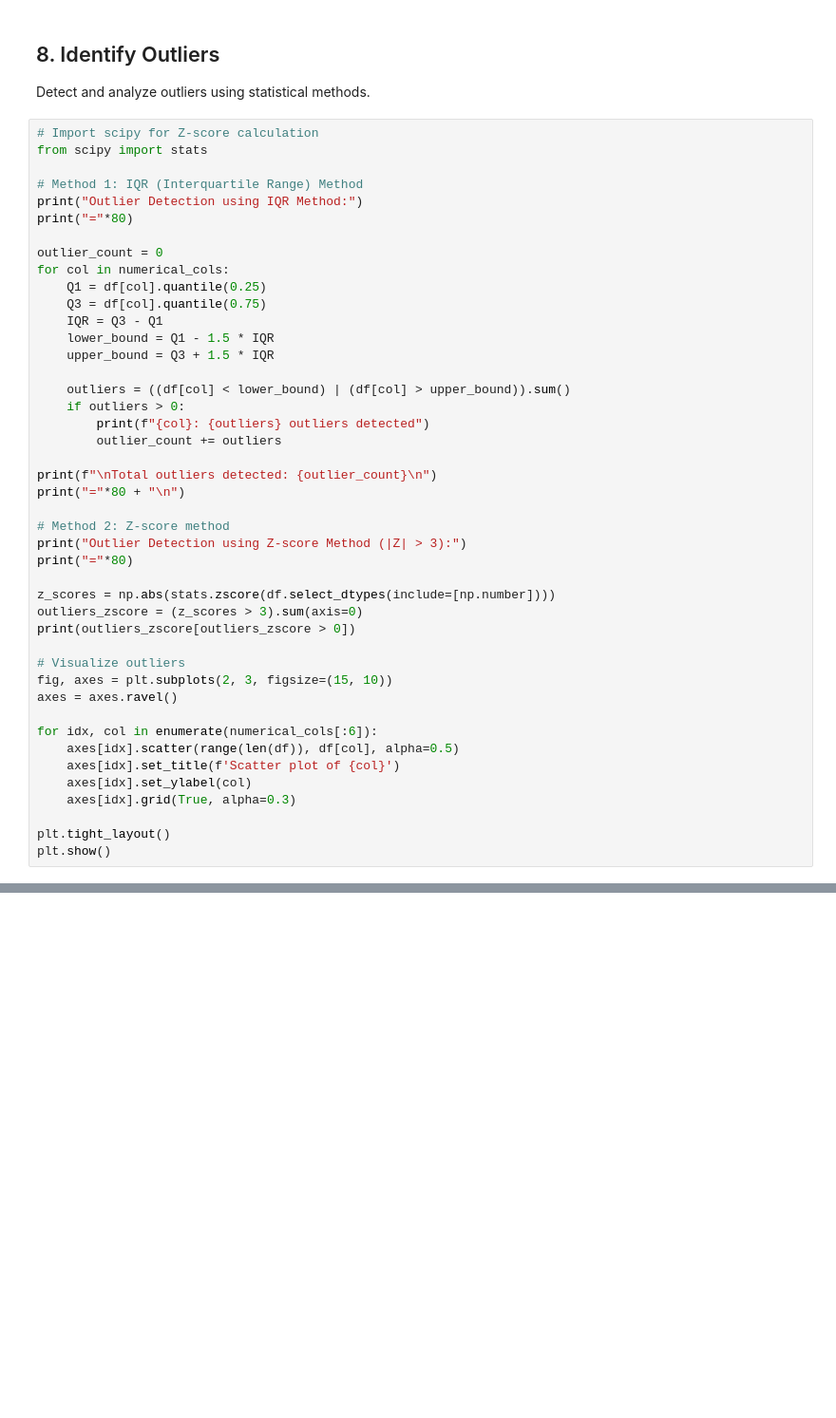
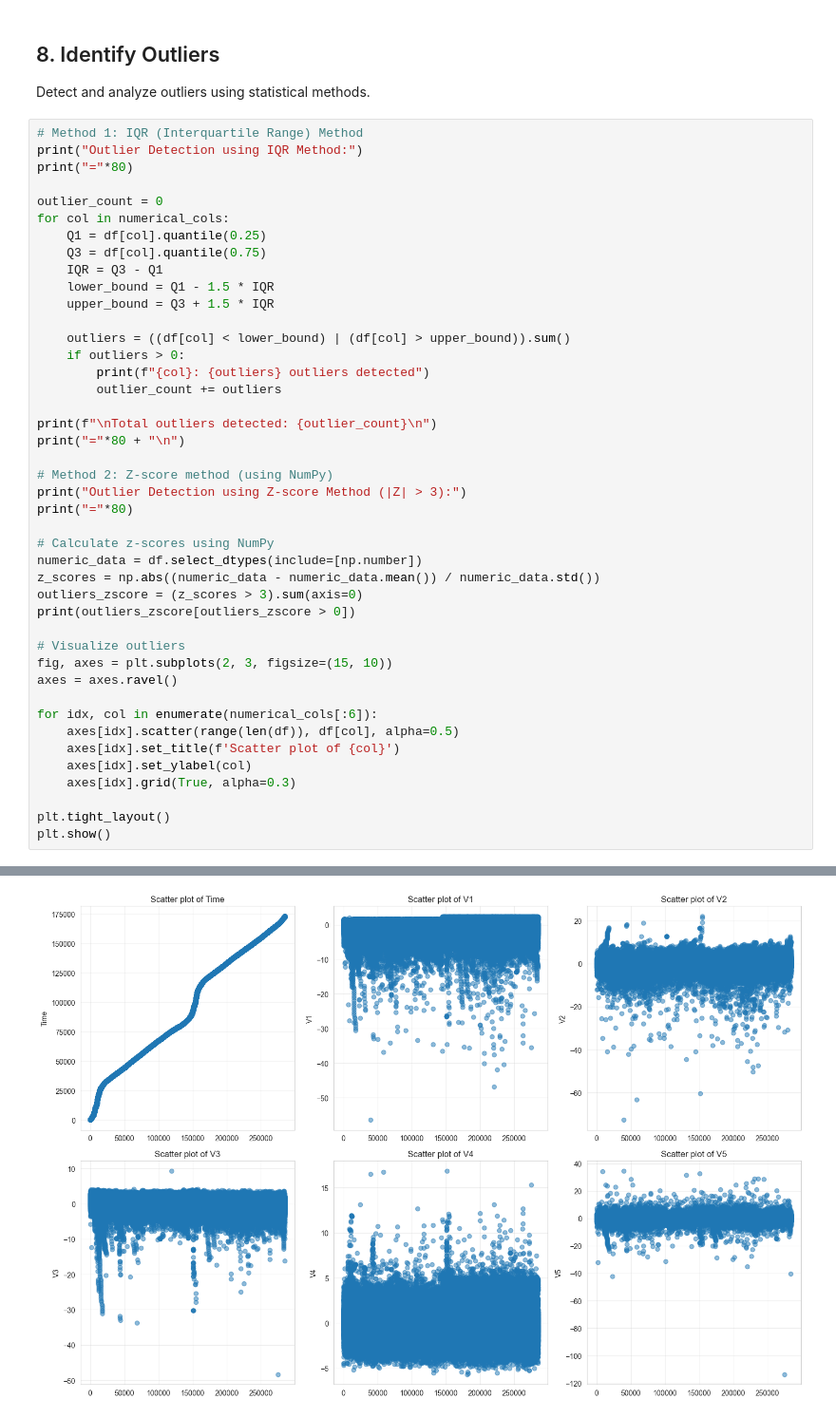
Before and after one commit to mattledevs/credit-card-fraud-detection, a Jupyter notebook: data_exploration.ipynb, the cells around one changed output, grey strips where cells are left out. Shown at 95% size. Drawn from its saved outputs; the diff is of its cells as text; blank space fills up the shorter version.

Commit message:
data exploration commit

```diff
--- a/data_exploration.ipynb
+++ b/data_exploration.ipynb
@@ -215,9 +214,6 @@ Name: Class, dtype: float64
 
 Detect and analyze outliers using statistical methods.
 # %%
-# Import scipy for Z-score calculation
-from scipy import stats
-
 # Method 1: IQR (Interquartile Range) Method
 print("Outlier Detection using IQR Method:")
 print("="*80)
@@ -238,11 +234,13 @@ for col in numerical_cols:
 print(f"\nTotal outliers detected: {outlier_count}\n")
 print("="*80 + "\n")
 
-# Method 2: Z-score method
+# Method 2: Z-score method (using NumPy)
 print("Outlier Detection using Z-score Method (|Z| > 3):")
 print("="*80)
 
-z_scores = np.abs(stats.zscore(df.select_dtypes(include=[np.number])))
+# Calculate z-scores using NumPy
+numeric_data = df.select_dtypes(include=[np.number])
+z_scores = np.abs((numeric_data - numeric_data.mean()) / numeric_data.std())
 outliers_zscore = (z_scores > 3).sum(axis=0)
 print(outliers_zscore[outliers_zscore > 0])
 
@@ -262,0 +277 @@ ImportError: cannot import name '_spropack' from 'scipy.sparse.linalg._propack'
+[figure, added]
```
Also changed, not shown: parts of 2 cells of this notebook.
